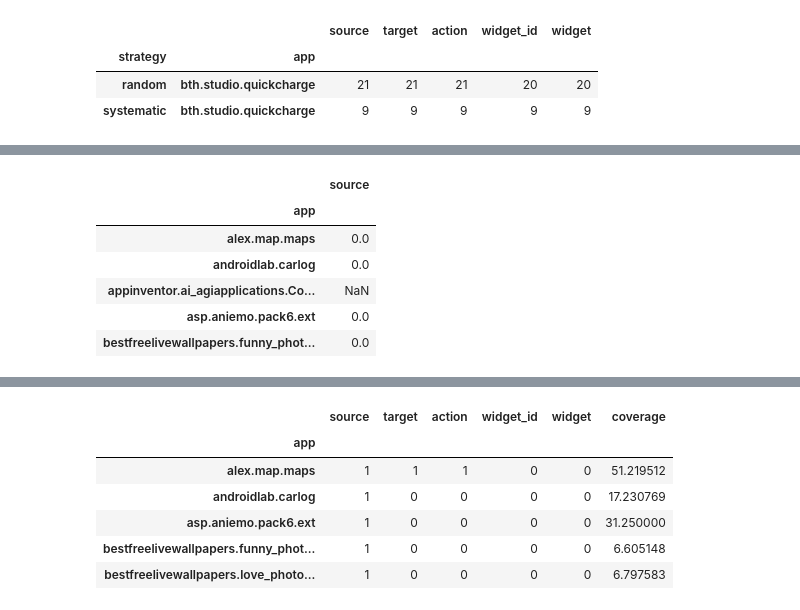
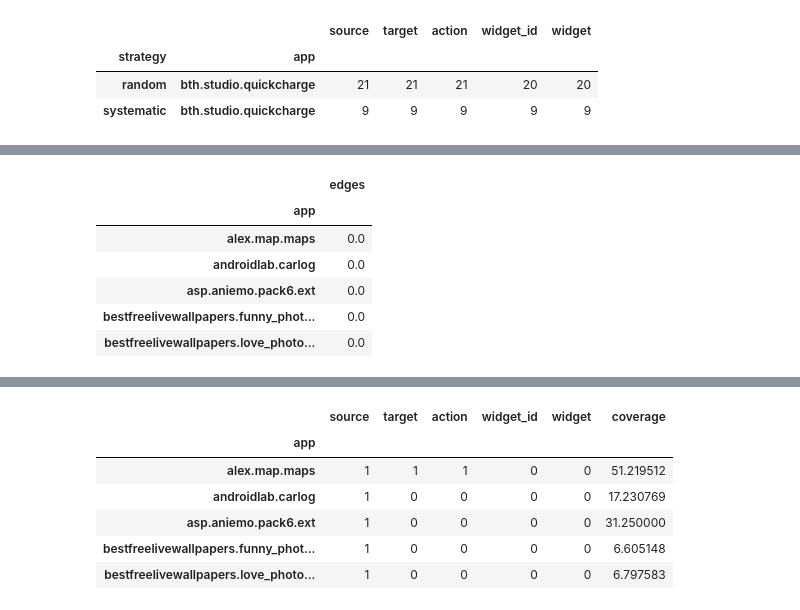
Before and after one commit to sangamk/IncubatorDataAnalyser, a Jupyter notebook: notebooks/GraphCoverage.ipynb, the cells around one changed output, grey strips where cells are left out. Drawn from its saved outputs; the diff is of its cells as text; code cells hidden in the pictures.

```diff
--- a/notebooks/GraphCoverage.ipynb
+++ b/notebooks/GraphCoverage.ipynb
@@ -137,11 +141,12 @@ diff_in_coverage_per_app.to_frame().head()
 # %%
 diff_in_graph_per_app = random_coverage_with_test_graph['source'] - systematic_coverage_with_test_graph['source']
-diff_in_graph_per_app.to_frame().head()
+diff_in_graph_per_app = diff_in_graph_per_app.to_frame("edges")
+diff_in_graph_per_app.head()
 # %% [output]
-|  | source |
+|  | edges |
 | app |  |
 | alex.map.maps | 0.0 |
 | androidlab.carlog | 0.0 |
-| appinventor.ai_agiapplications.Co... | NaN |
 | asp.aniemo.pack6.ext | 0.0 |
 | bestfreelivewallpapers.funny_phot... | 0.0 |
+| bestfreelivewallpapers.love_photo... | 0.0 |
```
Also changed, not shown: parts of 25 cells of this notebook, 7 other files.
